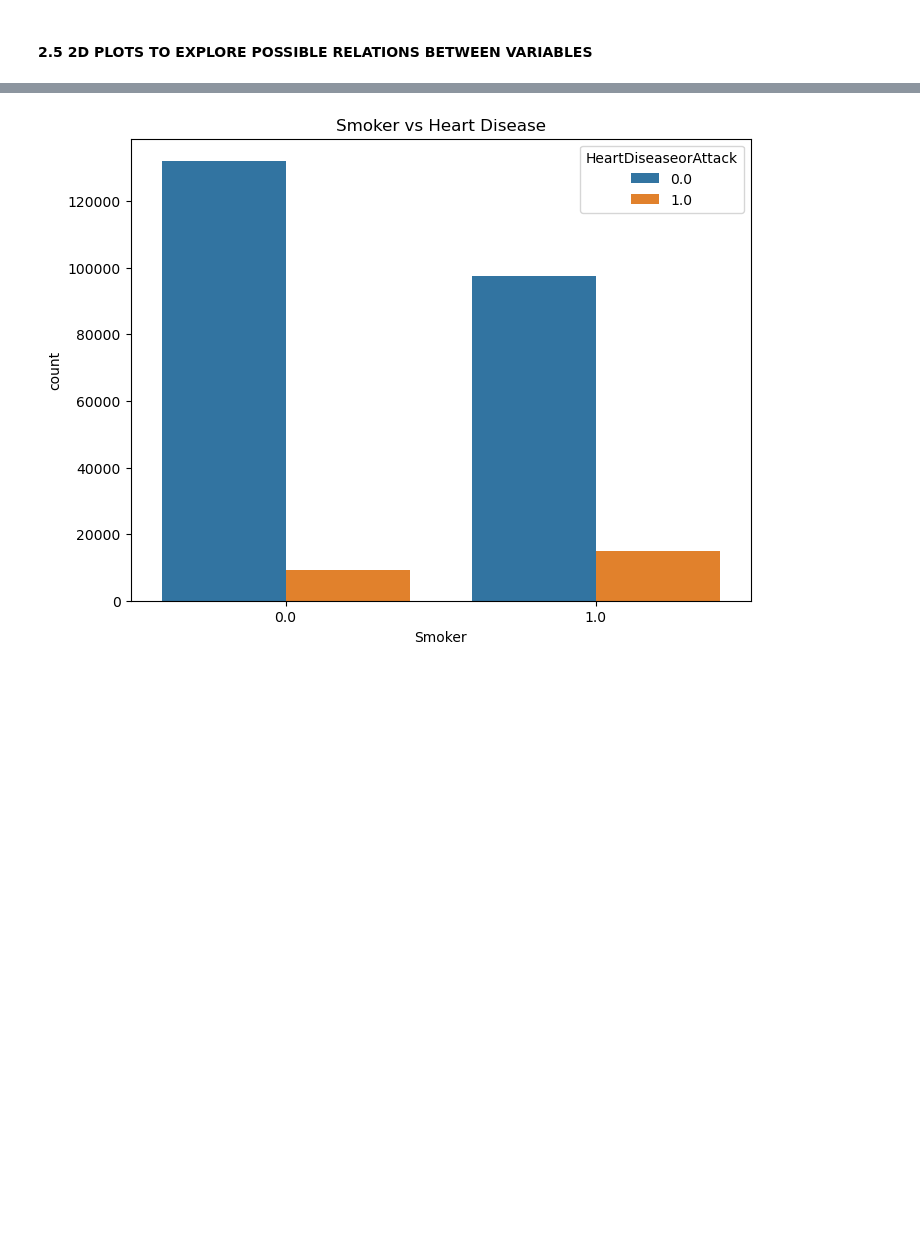
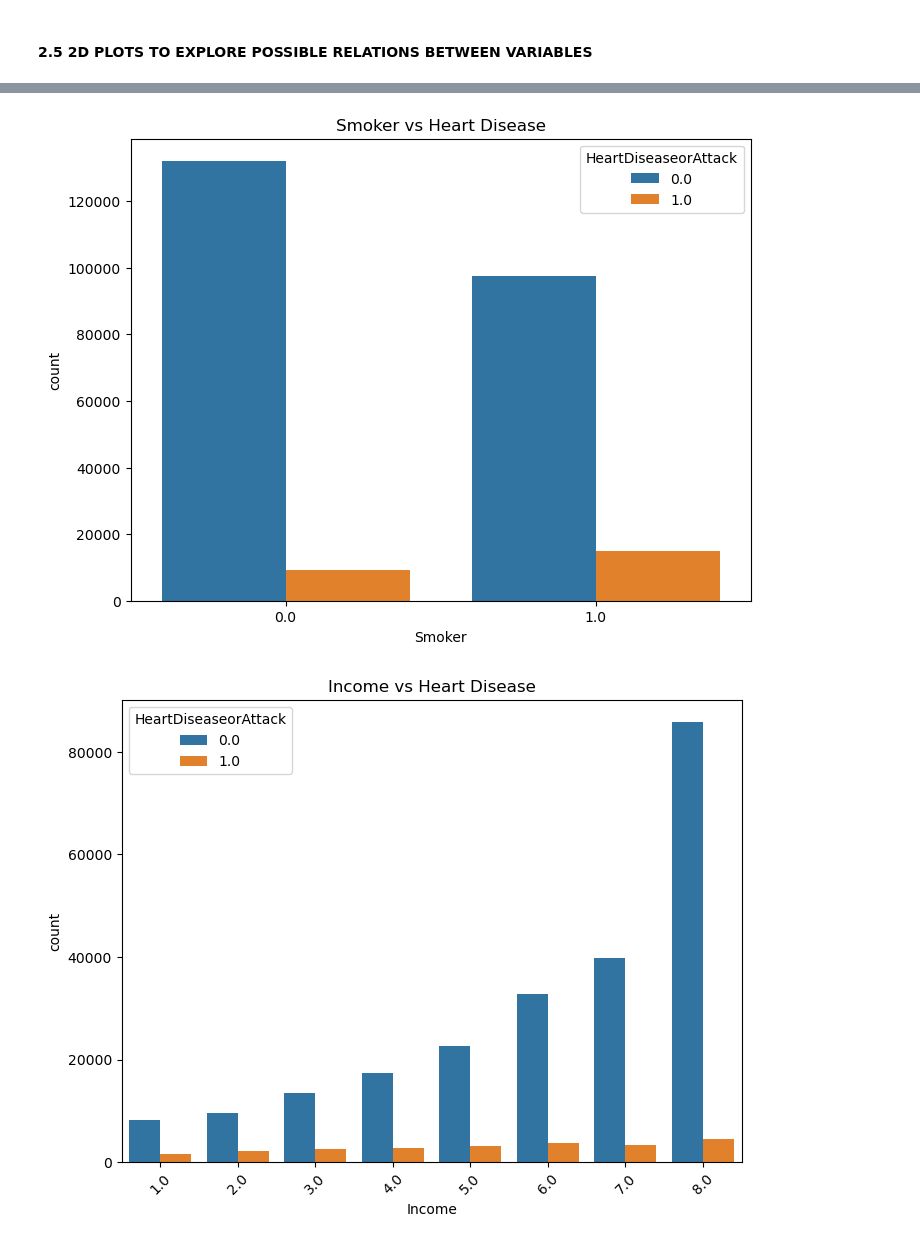
Before and after one commit to aniol-petit/final-project-ml-biomedicine, a Jupyter notebook: heart_attack_prediction.ipynb, the cells around one changed output, grey strips where cells are left out. Cells and saved outputs as stored; diff of their text form; code cells hidden in the pictures; blank space fills up the shorter version.

```diff
--- a/heart_attack_prediction.ipynb
+++ b/heart_attack_prediction.ipynb
@@ -139,30 +148,38 @@ plt.figure(figsize=(8, 6))
 sns.boxplot(x='HeartDiseaseorAttack', y='BMI', data=df)
 plt.title('BMI vs Heart Disease')
 plt.show()
 
 # BMI distribution for Heart Disease vs No Disease
 plt.figure(figsize=(8, 6))
 sns.histplot(df[df['HeartDiseaseorAttack'] == 1]['BMI'], color='red', label='Heart Disease', kde=True, bins=30)
 sns.histplot(df[df['HeartDiseaseorAttack'] == 0]['BMI'], color='blue', label='No Heart Disease', kde=True, bins=30)
 plt.title('BMI Distribution: Heart Disease vs No Heart Disease')
 plt.legend()
 plt.show()
 
 # Check the distribution of HighBP in Heart Disease vs No Disease
 plt.figure(figsize=(8, 6))
 sns.countplot(x='HighBP', hue='HeartDiseaseorAttack', data=df)
 plt.title('High Blood Pressure vs Heart Disease')
 plt.show()
 
 # Smoking vs Heart Disease
 plt.figure(figsize=(8, 6))
 sns.countplot(x='Smoker', hue='HeartDiseaseorAttack', data=df)
 plt.title('Smoker vs Heart Disease')
 plt.show()
+
+# Countplot for Income categories vs Heart Disease
+plt.figure(figsize=(8, 6))
+sns.countplot(x='Income', hue='HeartDiseaseorAttack', data=df)
+plt.title('Income vs Heart Disease')
+plt.xticks(rotation=45)  # Rotate x-axis labels for readability
+plt.show()
 # %% [output]
 [figure]
 [figure]
 [figure]
 [figure]
 [figure]
 [figure]
+[figure, added]
```
Also changed, not shown: parts of 65 cells of this notebook, 1 other file.
